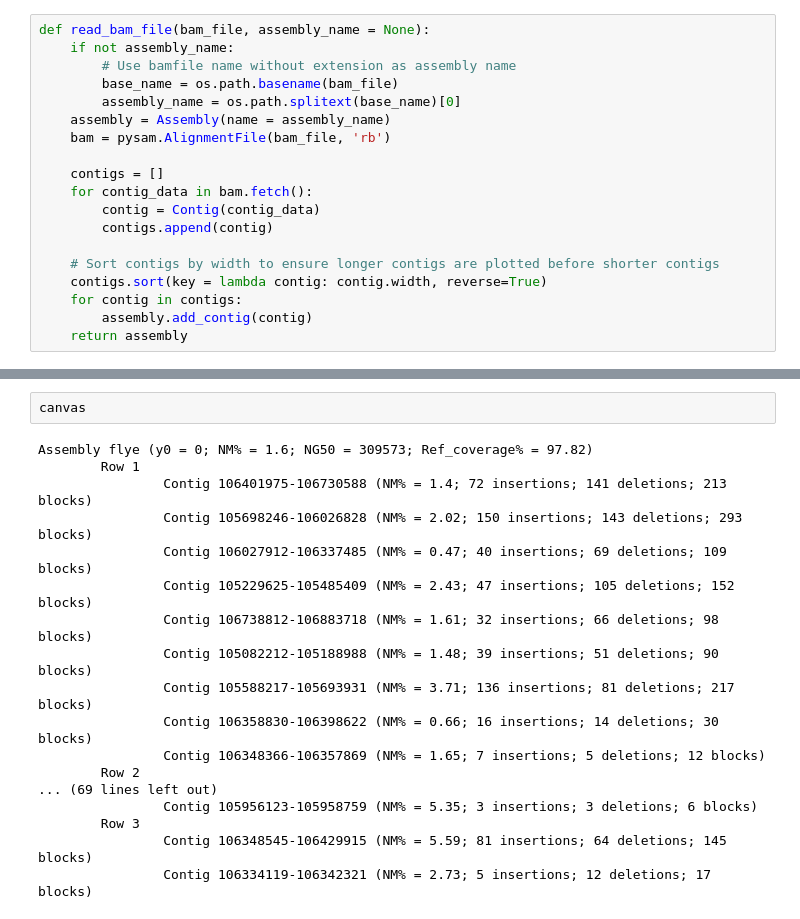
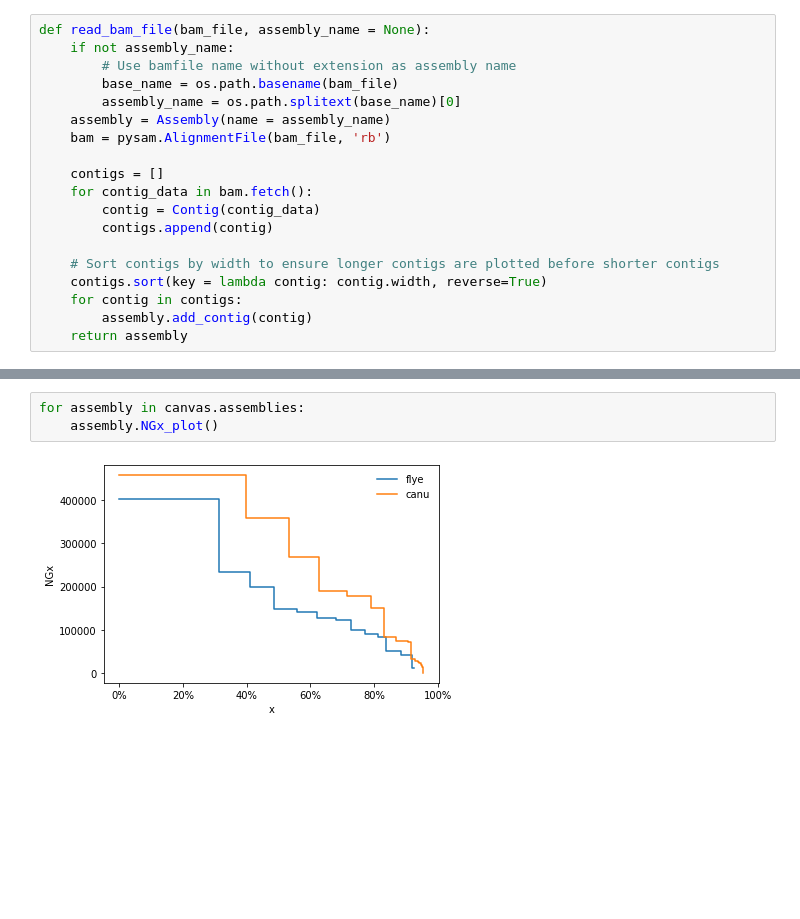
Before and after one commit to longread-well/bakeoff, a Jupyter notebook: analysis/compare_assemblies/visualize_bam_file/visualize_bam_file.ipynb, the cells around one changed output, grey strips where cells are left out. Cells and saved outputs as stored; diff of their text form; blank space fills up the shorter version.

```diff
--- a/analysis/compare_assemblies/visualize_bam_file/visualize_bam_file.ipynb
+++ b/analysis/compare_assemblies/visualize_bam_file/visualize_bam_file.ipynb
@@ -460,20 +678,5 @@ canvas.draw()
-# %%
-canvas
-# %% [output]
-Assembly flye (y0 = 0; NM% = 1.6; NG50 = 309573; Ref_coverage% = 97.82)
-        Row 1
-                Contig 106401975-106730588 (NM% = 1.4; 72 insertions; 141 deletions; 213 blocks)
-                Contig 105698246-106026828 (NM% = 2.02; 150 insertions; 143 deletions; 293 blocks)
-                Contig 106027912-106337485 (NM% = 0.47; 40 insertions; 69 deletions; 109 blocks)
-                Contig 105229625-105485409 (NM% = 2.43; 47 insertions; 105 deletions; 152 blocks)
-                Contig 106738812-106883718 (NM% = 1.61; 32 insertions; 66 deletions; 98 blocks)
-                Contig 105082212-105188988 (NM% = 1.48; 39 insertions; 51 deletions; 90 blocks)
-                Contig 105588217-105693931 (NM% = 3.71; 136 insertions; 81 deletions; 217 blocks)
-                Contig 106358830-106398622 (NM% = 0.66; 16 insertions; 14 deletions; 30 blocks)
-                Contig 106348366-106357869 (NM% = 1.65; 7 insertions; 5 deletions; 12 blocks)
-        Row 2
-... (69 lines left out)
-                Contig 105956123-105958759 (NM% = 5.35; 3 insertions; 3 deletions; 6 blocks)
-        Row 3
-                Contig 106348545-106429915 (NM% = 5.59; 81 insertions; 64 deletions; 145 blocks)
-                Contig 106334119-106342321 (NM% = 2.73; 5 insertions; 12 deletions; 17 blocks)
+# %%
+for assembly in canvas.assemblies:
+    assembly.NGx_plot()
+# %% [output]
+[figure, added]
```
Also changed, not shown: parts of 10 cells of this notebook, 6 other files.
